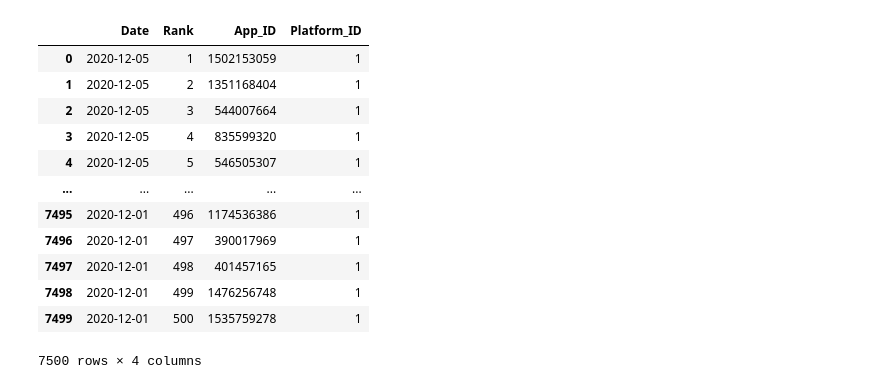
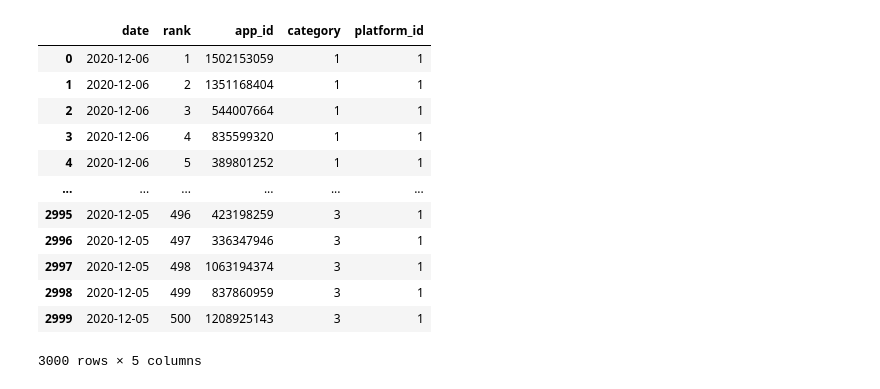
Before and after one commit to asoemardy/ETL-Project, a Jupyter notebook: extract.ipynb, the cells around one changed output. Saved outputs shown, nothing was run; the diff lists cells and outputs as text; code cells hidden in the pictures.

Commit message:
Updates notebook to remove case formatting for data frames, utilizes new library to check for existing database, and updates iOS and Android URLs to limit top 300 rows

```diff
--- a/extract.ipynb
+++ b/extract.ipynb
@@ -56,7 +59,7 @@ try:
 
     #Create date range
     today = datetime.now()
-    dates = [(today - timedelta(days=i)).strftime("%Y-%m-%d") for i in range(5)]
+    dates = [(today - timedelta(days=i)).strftime("%Y-%m-%d") for i in range(2)]
 
 
 
@@ -66,7 +69,7 @@ try:
 
     for moment in dates:
         #get top chart info
-        url = f'https://www.appannie.com/apps/ios/top-chart?country=US&category=36&device=iphone&date={moment}&feed=All&page_number=0&page_size=500&rank_sorting_type=rank'
+        url = f'https://www.appannie.com/apps/ios/top-chart?country=US&category=36&device=iphone&date={moment}&feed=All&page_number=0&page_size=300&rank_sorting_type=rank'
         browser.visit(url)
         time.sleep(5)
         html = browser.html
@@ -75,26 +78,27 @@ try:
         checker(browser.is_element_present_by_css('table'))
 
         all_trs = soup.table.tbody.find_all('tr')
-        build_df = {'Rank':[],'Date': moment,'Free':[],'Paid':[],'Grossing':[]}
+        build_df = {'rank':[],'date': moment,'free':[],'paid':[],'grossing':[]}
         for _ in all_trs:
             current_rank_apps = [elem.text for elem in _.select('a span')]
 
             toss, app_id1, app_id2, app_id3 = [i.get('data-appid') for i in _.find_all('td')]
 
             rank_num = _.span.text
-            build_df['Rank'].append((rank_num))
-            build_df['Free'].append([current_rank_apps[0],current_rank_apps[1],app_id1])
-            build_df['Paid'].append([current_rank_apps[2],current_rank_apps[3],app_id2])
-            build_df['Grossing'].append([current_rank_apps[4],current_rank_apps[5],app_id3])
+            build_df['rank'].append((rank_num))
+            build_df['free'].append([current_rank_apps[0],current_rank_apps[1],app_id1])
+            build_df['paid'].append([current_rank_apps[2],current_rank_apps[3],app_id2])
+            build_df['grossing'].append([current_rank_apps[4],current_rank_apps[5],app_id3])
 
         list_of_builds.append(build_df)
 
     #concatenate all dataframes
-    builds_to_concat = [pd.DataFrame(_).set_index('Date') for _ in list_of_builds]
+    builds_to_concat = [pd.DataFrame(_).set_index('date') for _ in list_of_builds]
     sep3_dec1_t500_ios = pd.concat(builds_to_concat)
 except Exception as e:
     browser.quit()
     print(e)
+    traceback.print_exc()
 finally:
     browser.quit()
 # %%
@@ -306,5 +310,6 @@ df_app
 # %%
-df_free_ios = pd.DataFrame(df_ios_new['Free'].to_list(), columns = ['App_Name', 'Publisher', 'App_ID'])
-df_free_cleaned_ios = df_ios_new[['Date','Rank']].merge(df_free_ios[['App_ID']], left_index = True, right_index = True)
+df_free_ios = pd.DataFrame(df_ios_new['free'].to_list(), columns = ['app_name', 'publisher', 'app_id'])
+df_free_cleaned_ios = df_ios_new[['date','rank']].merge(df_free_ios[['app_id']], left_index = True, right_index = True)
+df_free_cleaned_ios['category'] = 1
 df_free_cleaned_ios
 # %% [output]
@@ -342,5 +348,6 @@ df_free_cleaned_android
 # %%
-df_paid_ios = pd.DataFrame(df_ios_new['Paid'].to_list(), columns = ['App_Name', 'Publisher', 'App_ID'])
-df_paid_cleaned_ios = df_ios_new[['Date','Rank']].merge(df_paid_ios[['App_ID']], left_index = True, right_index = True)
+df_paid_ios = pd.DataFrame(df_ios_new['paid'].to_list(), columns = ['app_name', 'publisher', 'app_id'])
+df_paid_cleaned_ios = df_ios_new[['date','rank']].merge(df_paid_ios[['app_id']], left_index = True, right_index = True)
+df_paid_cleaned_ios['category'] = 3
 df_paid_cleaned_ios
 # %% [output]
@@ -378,5 +386,6 @@ df_paid_cleaned_android
 # %%
-df_grossing_ios = pd.DataFrame(df_ios_new['Grossing'].to_list(), columns = ['App_Name', 'Publisher', 'App_ID'])
-df_grossing_cleaned_ios = df_ios_new[['Date','Rank']].merge(df_grossing_ios[['App_ID']], left_index = True, right_index = True)
+df_grossing_ios = pd.DataFrame(df_ios_new['grossing'].to_list(), columns = ['app_name', 'publisher', 'app_id'])
+df_grossing_cleaned_ios = df_ios_new[['date','rank']].merge(df_grossing_ios[['app_id']], left_index = True, right_index = True)
+df_grossing_cleaned_ios['category'] = 2
 df_grossing_cleaned_ios
 # %% [output]
@@ -414,22 +424,22 @@ df_grossing_cleaned_android
 # %%
 df_full_ios = df_free_cleaned_ios.append(df_grossing_cleaned_ios, ignore_index=True)
 df_full_ios = df_full_ios.append(df_paid_cleaned_ios, ignore_index=True)
-df_full_ios['Platform_ID'] = 1
+df_full_ios['platform_id'] = 1
 df_full_ios
 # %% [output]
-|  | Date | Rank | App_ID | Platform_ID |
-| 0 | 2020-12-05 | 1 | 1502153059 | 1 |
-| 1 | 2020-12-05 | 2 | 1351168404 | 1 |
-| 2 | 2020-12-05 | 3 | 544007664 | 1 |
-| 3 | 2020-12-05 | 4 | 835599320 | 1 |
-| 4 | 2020-12-05 | 5 | 546505307 | 1 |
-| ... | ... | ... | ... | ... |
-| 7495 | 2020-12-01 | 496 | 1174536386 | 1 |
-| 7496 | 2020-12-01 | 497 | 390017969 | 1 |
-| 7497 | 2020-12-01 | 498 | 401457165 | 1 |
-| 7498 | 2020-12-01 | 499 | 1476256748 | 1 |
-| 7499 | 2020-12-01 | 500 | 1535759278 | 1 |
+|  | date | rank | app_id | category | platform_id |
+| 0 | 2020-12-06 | 1 | 1502153059 | 1 | 1 |
+| 1 | 2020-12-06 | 2 | 1351168404 | 1 | 1 |
+| 2 | 2020-12-06 | 3 | 544007664 | 1 | 1 |
+| 3 | 2020-12-06 | 4 | 835599320 | 1 | 1 |
+| 4 | 2020-12-06 | 5 | 389801252 | 1 | 1 |
+| ... | ... | ... | ... | ... | ... |
+| 2995 | 2020-12-05 | 496 | 423198259 | 3 | 1 |
+| 2996 | 2020-12-05 | 497 | 336347946 | 3 | 1 |
+| 2997 | 2020-12-05 | 498 | 1063194374 | 3 | 1 |
+| 2998 | 2020-12-05 | 499 | 837860959 | 3 | 1 |
+| 2999 | 2020-12-05 | 500 | 1208925143 | 3 | 1 |
-7500 rows × 4 columns
+3000 rows × 5 columns
 # %%
 df_full_android = df_free_cleaned_android.append(df_grossing_cleaned_android, ignore_index=True)
 df_full_android = df_full_android.append(df_paid_cleaned_android, ignore_index=True)
```
Also changed, not shown: parts of 28 cells of this notebook, 2 other files.
